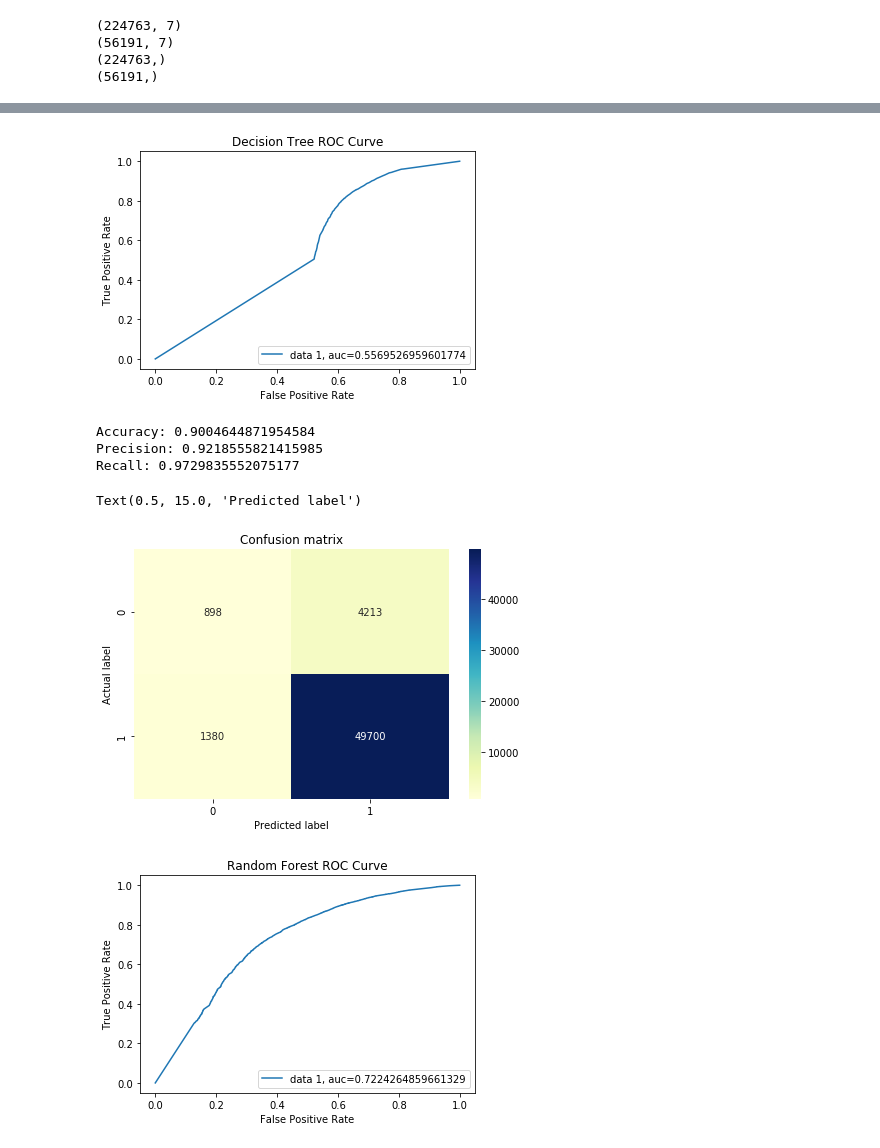
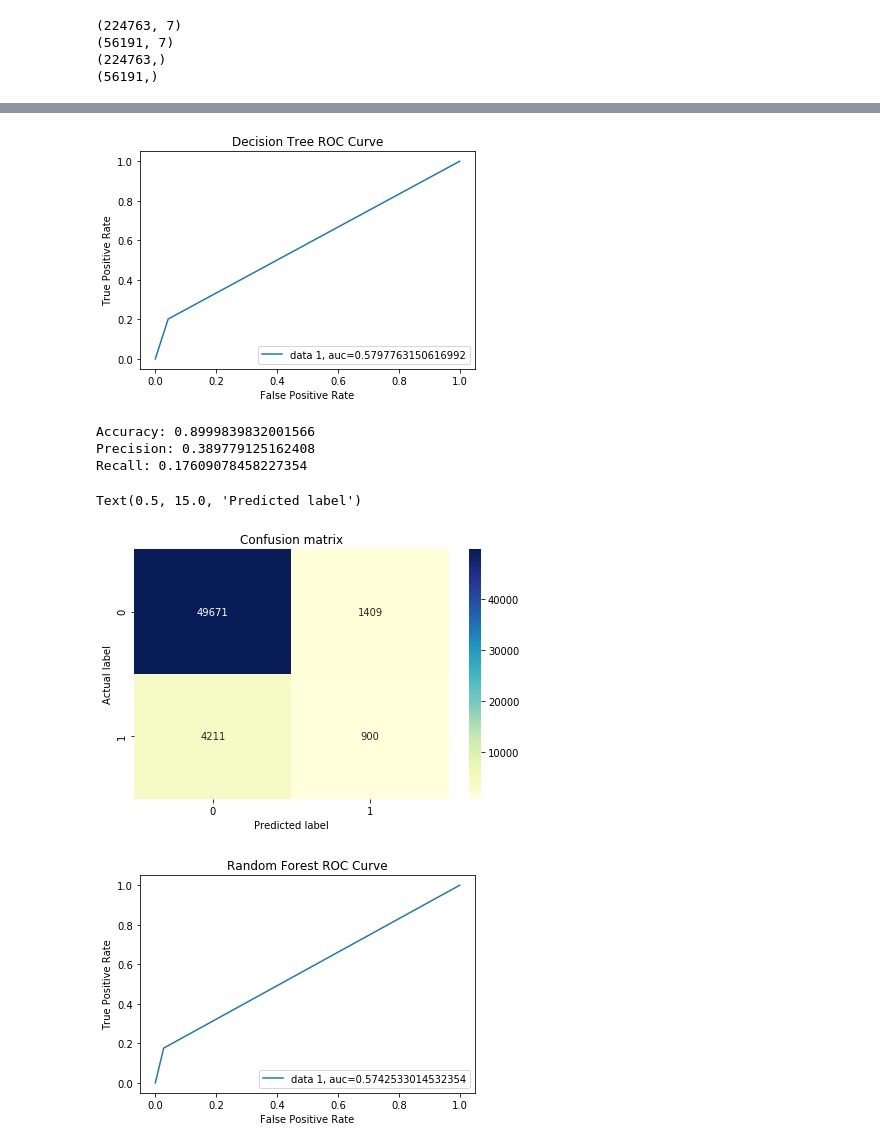
Before and after one commit to shilpakjha/breast_cancer_data_analysis, a Jupyter notebook: bc_analysis_dec2020.ipynb, the cells around one changed output, grey strips where cells are left out. Drawn from its saved outputs; the diff is of its cells as text; code cells hidden in the pictures.

```diff
--- a/bc_analysis_dec2020.ipynb
+++ b/bc_analysis_dec2020.ipynb
@@ -1308,8 +1310,8 @@ seer18_bc_region["Outcome"].value_counts()
 
 # Changing the dependent variable to  binary (1 for Alive and 0 for Dead)
 outcome_replace = {
-    'Alive': 1,
-    'Dead': 0
+    'Alive': 0,
+    'Dead': 1
 }
 seer18_bc_region.replace(outcome_replace, inplace = True)
 seer18_bc_region['Outcome'].value_counts()
@@ -1580,18 +1647,18 @@ Text(0.5, 15.0, 'Predicted label')
 # %%
 #DT - ROC Curve
 
 y_pred_proba = dt.predict_proba(X_test)[:,1]
-fpr, tpr, _ = metrics.roc_curve(y_test,  y_pred_proba)
-auc = metrics.roc_auc_score(y_test, y_pred_proba)
+fpr, tpr, thresholds = metrics.roc_curve(y_test,  dt_predict)
+auc = metrics.roc_auc_score(y_test, dt_predict)
 plt.plot(fpr,tpr,label="data 1, auc="+str(auc))
 plt.legend(loc=4)
 
 plt.title('Decision Tree ROC Curve', y = 1.0)
 plt.ylabel('True Positive Rate')
 plt.xlabel('False Positive Rate')
 plt.show()
 # %% [output]
-[figure, old version]
+[figure, new version]
 # %%
 # Random Forest Classification
 
@@ -1615,17 +1682,17 @@ plt.title('Confusion matrix', y=1.1)
 plt.ylabel('Actual label')
 plt.xlabel('Predicted label')
 # %% [output]
-Accuracy: 0.9004644871954584
-Precision: 0.9218555821415985
-Recall: 0.9729835552075177
+Accuracy: 0.8999839832001566
+Precision: 0.389779125162408
+Recall: 0.17609078458227354
 Text(0.5, 15.0, 'Predicted label')
-[figure, old version]
+[figure, new version]
 # %%
 # Random Forest - ROC Curve
 
-y_pred_proba = rf.predict_proba(X_test)[:,1]
-fpr, tpr, _ = metrics.roc_curve(y_test,  y_pred_proba)
-auc = metrics.roc_auc_score(y_test, y_pred_proba)
+dt_y_pred_proba = rf.predict_proba(X_test)[:,1]
+fpr, tpr, thresholds = metrics.roc_curve(y_test,  rf_predict)
+auc = metrics.roc_auc_score(y_test, rf_predict)
 plt.plot(fpr,tpr,label="data 1, auc="+str(auc))
 plt.legend(loc=4)
 plt.title('Random Forest ROC Curve', y = 1.0)
@@ -1633,4 +1700,4 @@ plt.ylabel('True Positive Rate')
 plt.xlabel('False Positive Rate')
 plt.show()
 # %% [output]
-[figure, old version]
+[figure, new version]
```
Also changed, not shown: parts of 13 cells of this notebook.
